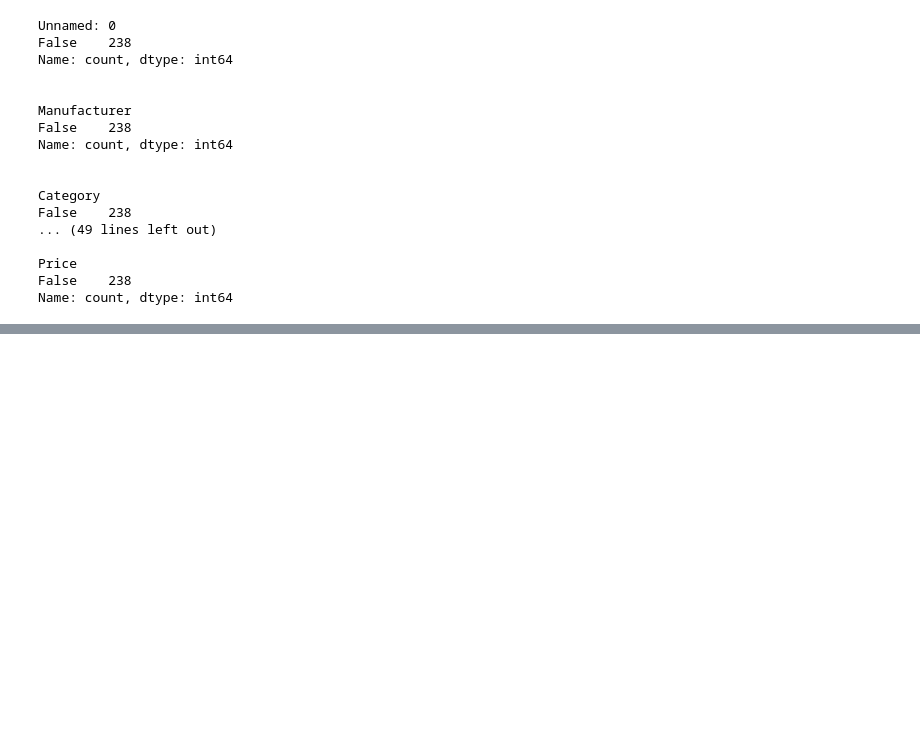
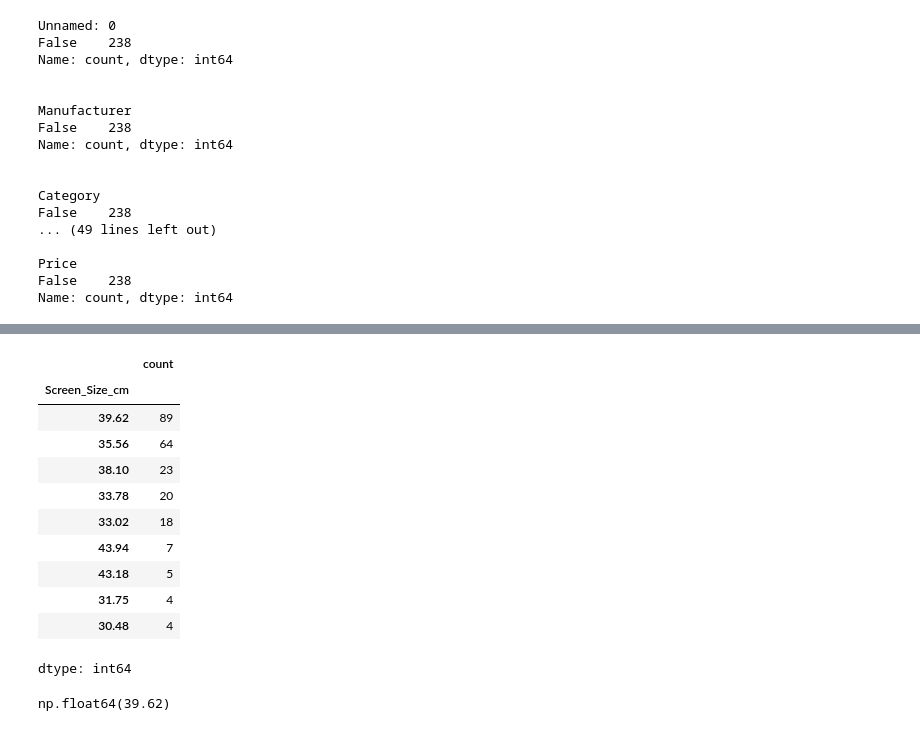
Before and after one commit to sayanarajasekhar/pandas, a Jupyter notebook: Data_Wrangling_Practice.ipynb, the cells around one changed output, grey strips where cells are left out. Drawn from its saved outputs; the diff is of its cells as text; code cells hidden in the pictures; blank space fills up the shorter version.

Commit message:
Data Wrangling Practice Task-2 complete

```diff
--- a/Data_Wrangling_Practice.ipynb
+++ b/Data_Wrangling_Practice.ipynb
@@ -180,0 +194,5 @@ Missing values in attributes that have continuous data are best replaced using M
+# %%
+# astype() function converts the values to the desired data type
+# axis=0 indicates that the mean value is to calculated across all column elements in a row.
+weight_mean = df['Weight_kg'].astype(float).mean(axis=0)
+weight_mean
@@ -180,0 +201,3 @@ Missing values in attributes that have continuous data are best replaced using M
+# %%
+df['Weight_kg'] = df['Weight_kg'].replace(np.nan, weight_mean)
+missing_data = df.isnull()
@@ -180,0 +214,20 @@ Missing values in attributes that have continuous data are best replaced using M
+# %%
+df['Screen_Size_cm'].value_counts()
+# %% [output]
+|  | count |
+| Screen_Size_cm |  |
+| 39.62 | 89 |
+| 35.56 | 64 |
+| 38.10 | 23 |
+| 33.78 | 20 |
+| 33.02 | 18 |
+| 43.94 | 7 |
+| 43.18 | 5 |
+| 31.75 | 4 |
+| 30.48 | 4 |
+dtype: int64
+# %%
+max_value = df['Screen_Size_cm'].value_counts().idxmax()
+max_value
+# %% [output]
+np.float64(39.62)
```
Also changed, not shown: parts of 8 cells of this notebook.
